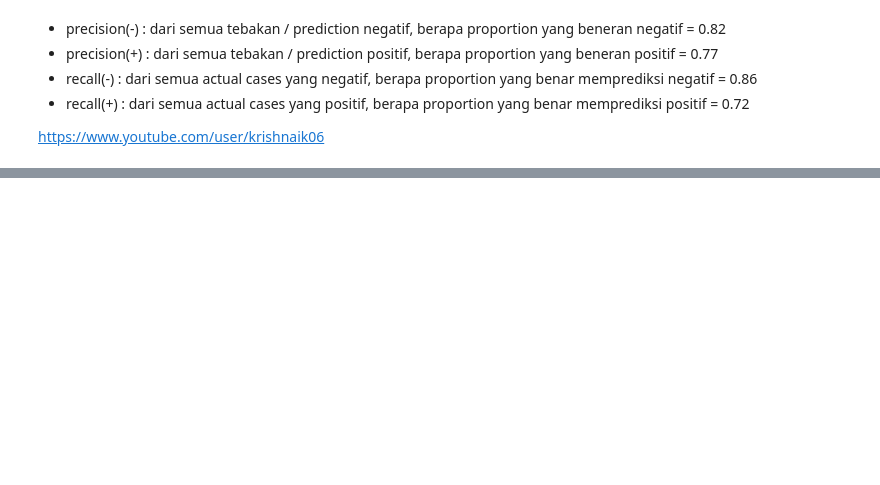
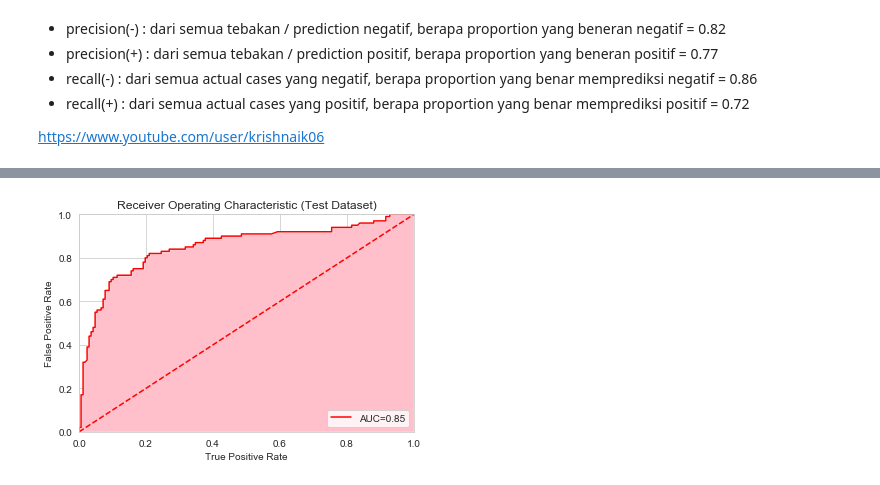
Before and after one commit to ridhoaryo/modul3_LogisticRegression, a Jupyter notebook: Materi_Classification.ipynb, the cells around one changed output, grey strips where cells are left out. Drawn from its saved outputs; the diff is of its cells as text; code cells hidden in the pictures; blank space fills up the shorter version.

```diff
--- a/Materi_Classification.ipynb
+++ b/Materi_Classification.ipynb
@@ -1144,0 +1179,3 @@ roc_df[roc_df['tpr'] >= 0.8].sort_values('fpr')
+# %%
+pred_survived_test = log.predict(X_test)
+pred_survived_proba = log.predict_proba(X_test)
@@ -1144,0 +1237,17 @@ roc_df[roc_df['tpr'] >= 0.8].sort_values('fpr')
+# %%
+predtest1 = pred_survived_proba[:,1]
+fprts1, tprts1, thresholdts1 = roc_curve(y_test, predtest1)
+roc_auc_test1 = auc(fprts1, tprts1)
+# %%
+plt.title('Receiver Operating Characteristic (Test Dataset)')
+plt.plot(fprts1, tprts1, 'r', label='AUC={}'.format(round(roc_auc_test1,2)))
+plt.legend(loc = 'lower right')
+plt.plot([0,1], [0,1], 'r--')
+plt.xlim([0,1])
+plt.ylim([0,1])
+plt.xlabel('True Positive Rate')
+plt.ylabel('False Positive Rate')
+plt.fill_between(fprts1, tprts1, 0, facecolor='pink', alpha=1)
+plt.show()
+# %% [output]
+[figure, added]
```
Also changed, not shown: parts of 58 cells of this notebook.
